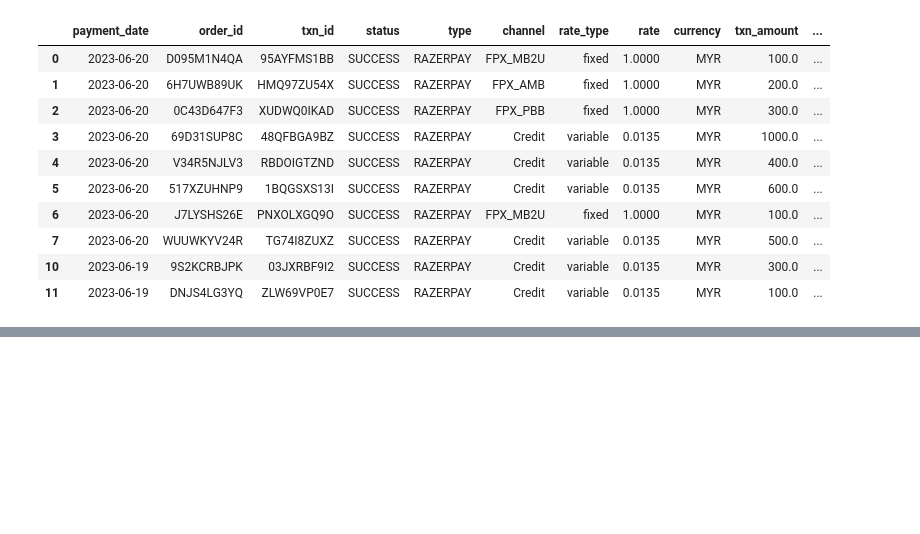
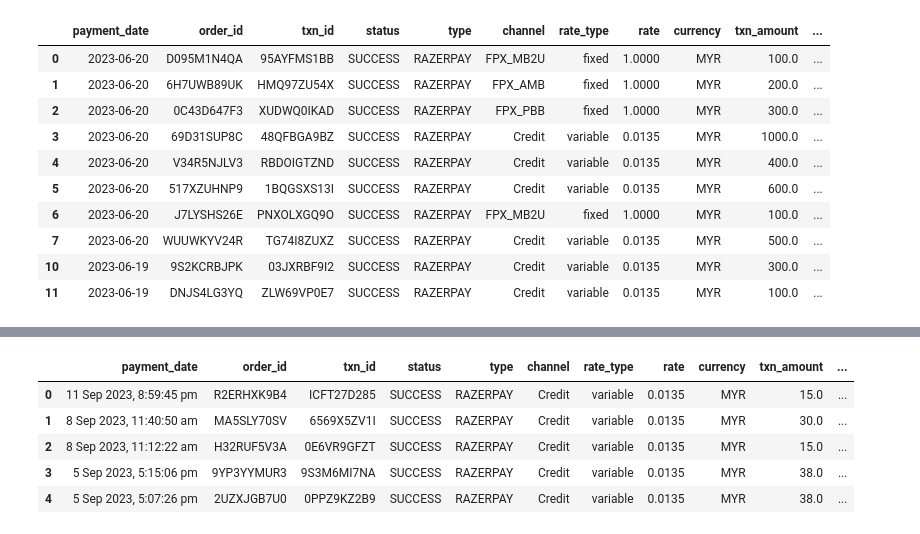
Before and after one commit to Bahqifays/Razer, a Jupyter notebook: notebooks/Test.ipynb, the cells around one changed output, grey strips where cells are left out. Cells and saved outputs as stored; diff of their text form; code cells hidden in the pictures; blank space fills up the shorter version.

```diff
--- a/notebooks/Test.ipynb
+++ b/notebooks/Test.ipynb
@@ -215,0 +264,16 @@ data_success[data_success['Payment Date'] == interest_date]
+# %%
+# Calculate the sum for the last 3 columns
+total_row = razer_calculated.iloc[:, -3:].sum()
+
+# Append the total row to the DataFrame
+df = razer_calculated.append(total_row, ignore_index=True)
+
+# Print the updated DataFrame with the total row
+df.head()
+# %% [output]
+|  | payment_date | order_id | txn_id | status | type | channel | rate_type | rate | currency | txn_amount | ... |
+| 0 | 11 Sep 2023, 8:59:45 pm | R2ERHXK9B4 | ICFT27D285 | SUCCESS | RAZERPAY | Credit | variable | 0.0135 | MYR | 15.0 | ... |
+| 1 | 8 Sep 2023, 11:40:50 am | MA5SLY70SV | 6569X5ZV1I | SUCCESS | RAZERPAY | Credit | variable | 0.0135 | MYR | 30.0 | ... |
+| 2 | 8 Sep 2023, 11:12:22 am | H32RUF5V3A | 0E6VR9GFZT | SUCCESS | RAZERPAY | Credit | variable | 0.0135 | MYR | 15.0 | ... |
+| 3 | 5 Sep 2023, 5:15:06 pm | 9YP3YYMUR3 | 9S3M6MI7NA | SUCCESS | RAZERPAY | Credit | variable | 0.0135 | MYR | 38.0 | ... |
+| 4 | 5 Sep 2023, 5:07:26 pm | 2UZXJGB7U0 | 0PPZ9KZ2B9 | SUCCESS | RAZERPAY | Credit | variable | 0.0135 | MYR | 38.0 | ... |
```
Also changed, not shown: parts of 12 cells of this notebook, 3 other files.
